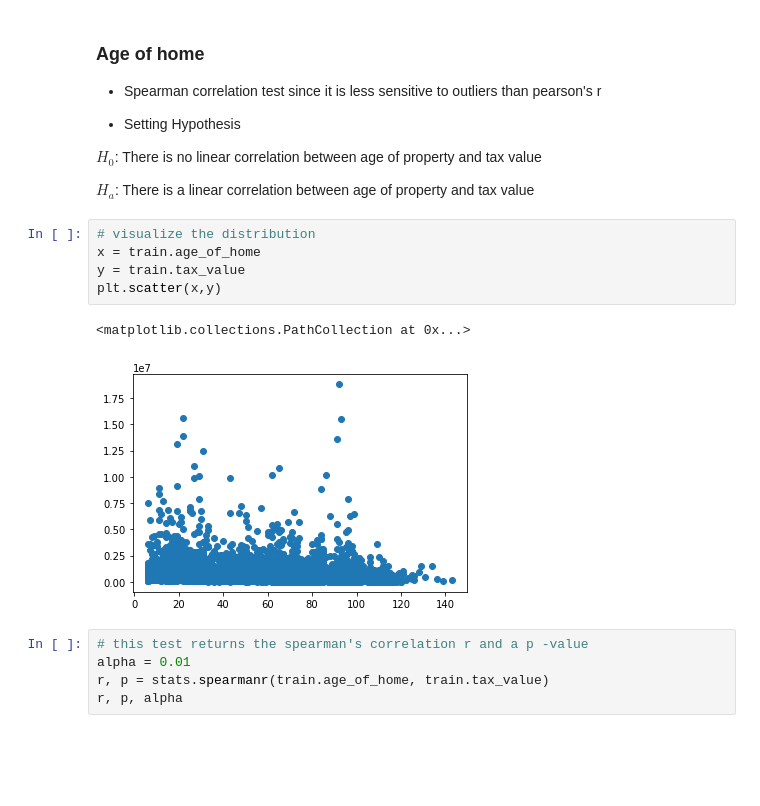
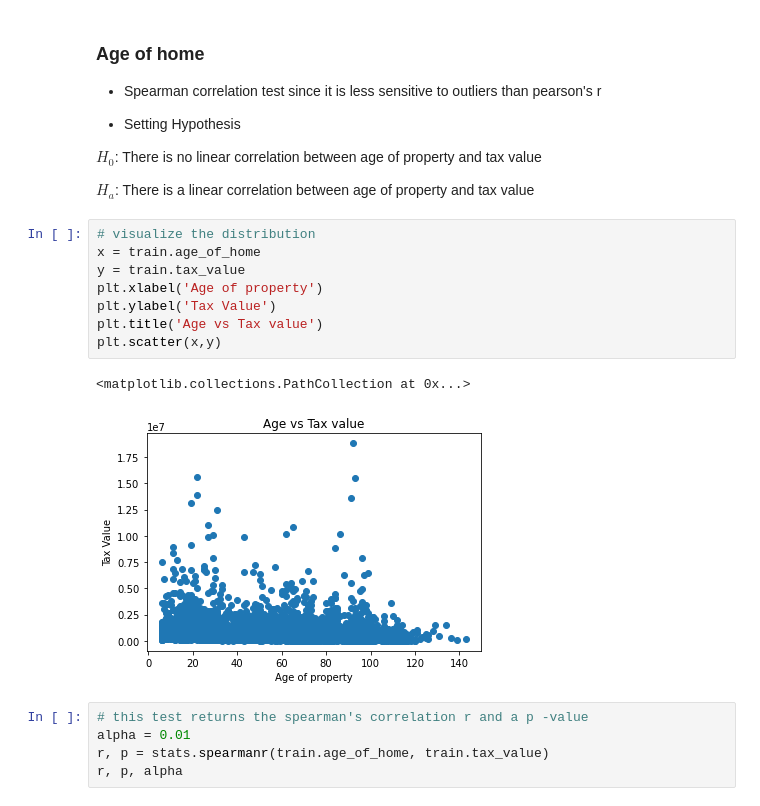
Before and after one commit to mariamnaqvi/predicting_property_values, a Jupyter notebook: final_report_zillow.ipynb, the cells around one changed output. Saved outputs shown, nothing was run; the diff lists cells and outputs as text; blank space fills up the shorter version.

```diff
--- a/final_report_zillow.ipynb
+++ b/final_report_zillow.ipynb
@@ -846,11 +858,14 @@ $H_{a}$: There is a linear correlation between age of property and tax value
 # %%
 # visualize the distribution
 x = train.age_of_home
 y = train.tax_value
+plt.xlabel('Age of property')
+plt.ylabel('Tax Value')
+plt.title('Age vs Tax value')
 plt.scatter(x,y)
 # %% [output]
 <matplotlib.collections.PathCollection at 0x...>
-[figure, old version]
+[figure, new version]
 # %%
 # this test returns the spearman's correlation r and a p -value
 alpha = 0.01
```
Also changed, not shown: parts of 23 cells of this notebook.
